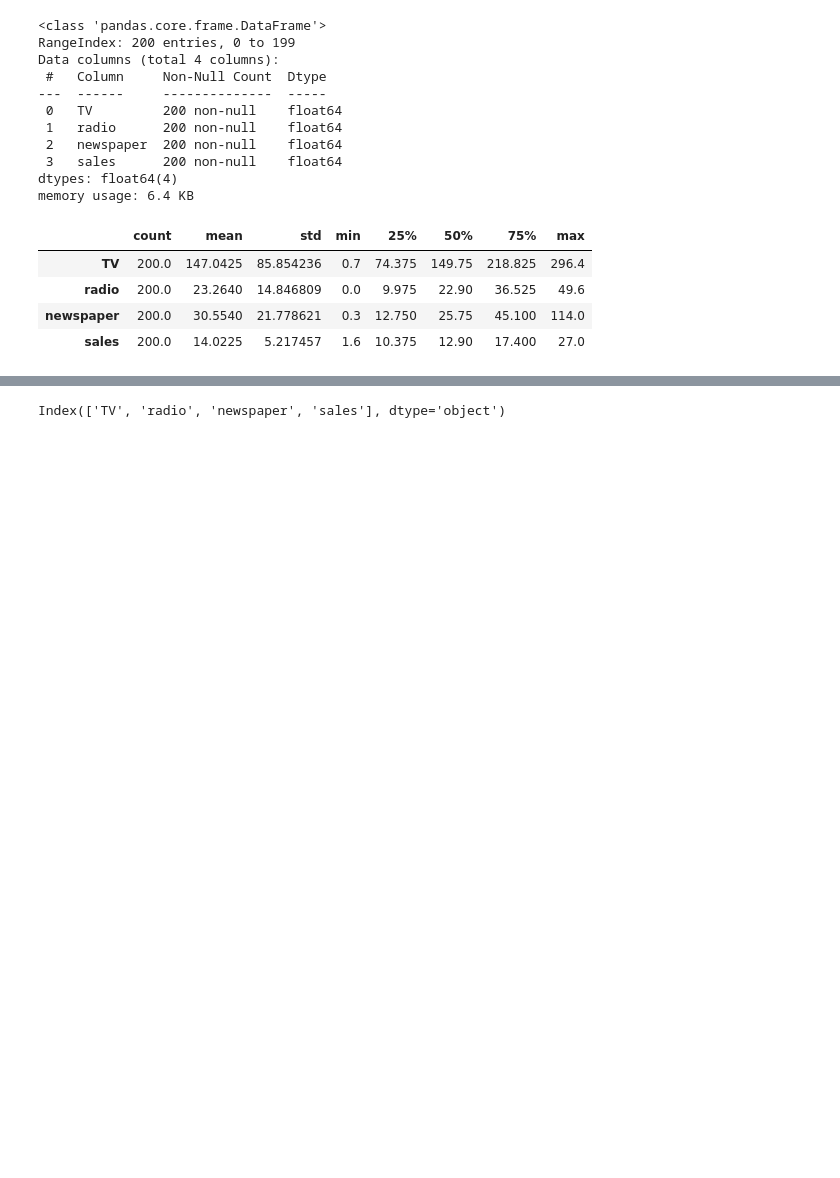
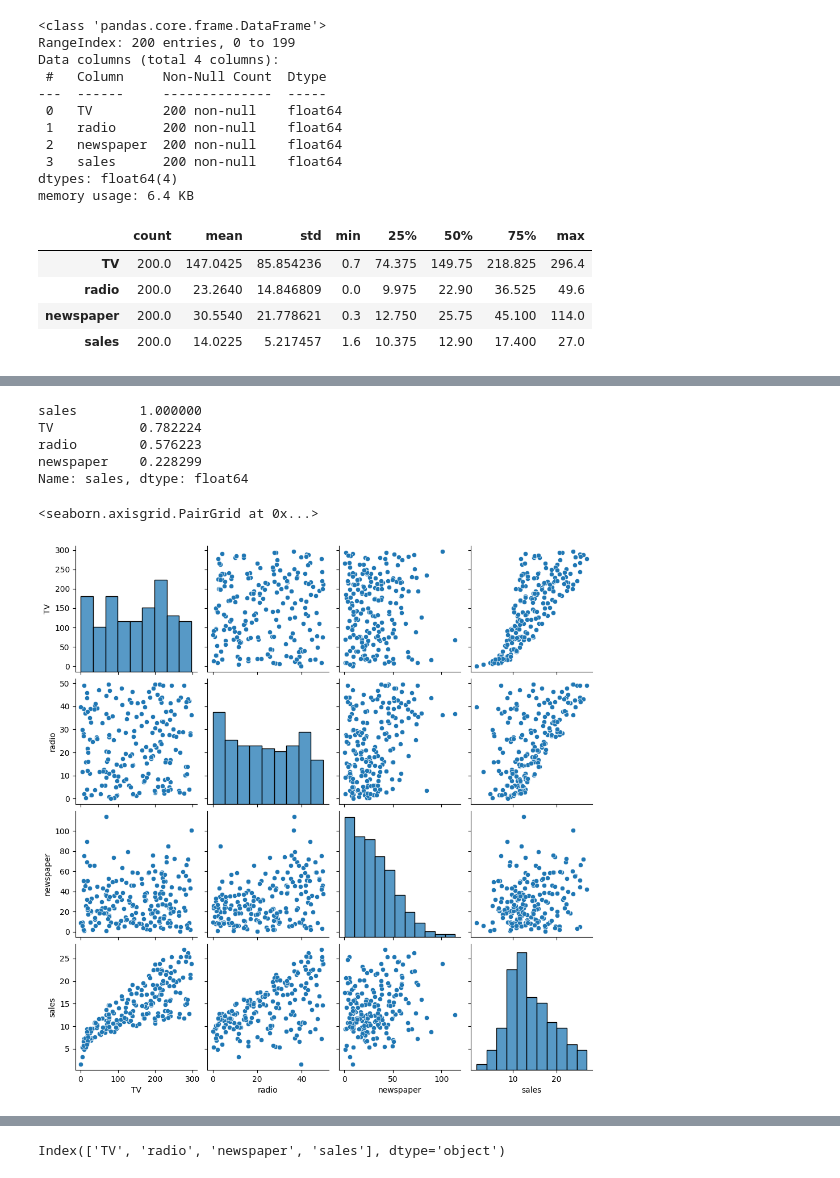
Before and after one commit to Ricardomanuel1/Maestr-a_Ciencia_de_Datos, a Jupyter notebook: II. Introduccion_Ciencia_Datos/EjercicioAdvertising.ipynb, the cells around one changed output, grey strips where cells are left out. Cells and saved outputs as stored; diff of their text form; code cells hidden in the pictures; blank space fills up the shorter version.

```diff
--- a/II. Introduccion_Ciencia_Datos/EjercicioAdvertising.ipynb
+++ b/II. Introduccion_Ciencia_Datos/EjercicioAdvertising.ipynb
@@ -61,0 +70,14 @@ datos.describe().T
+# %%
+matriz_corr = datos.corr()
+matriz_corr["sales"].sort_values(ascending=False)
+# %% [output]
+sales        1.000000
+TV           0.782224
+radio        0.576223
+newspaper    0.228299
+Name: sales, dtype: float64
+# %%
+sns.pairplot(datos)
+# %% [output]
+<seaborn.axisgrid.PairGrid at 0x...>
+[figure, added]
```
Also changed, not shown: parts of 29 cells of this notebook.
